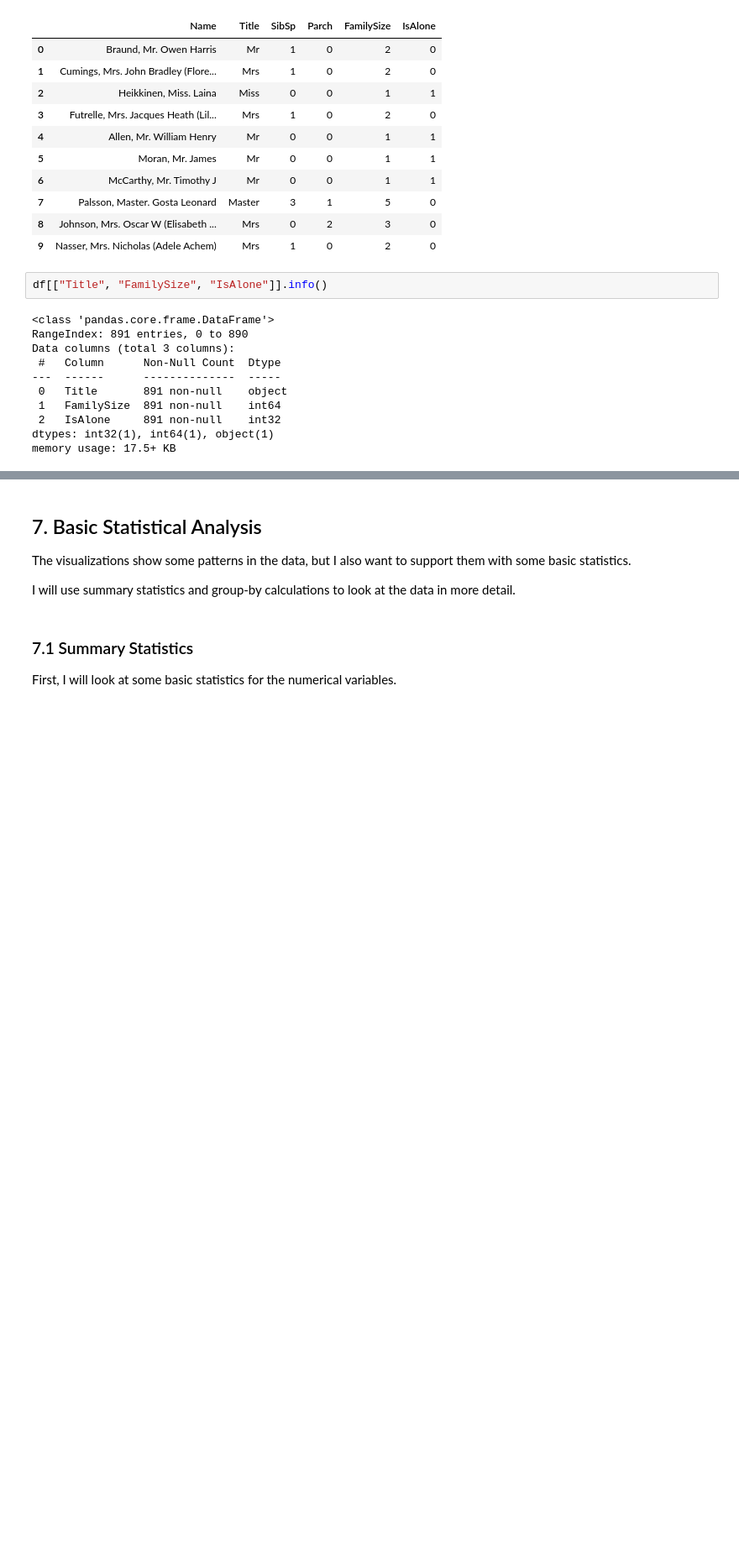
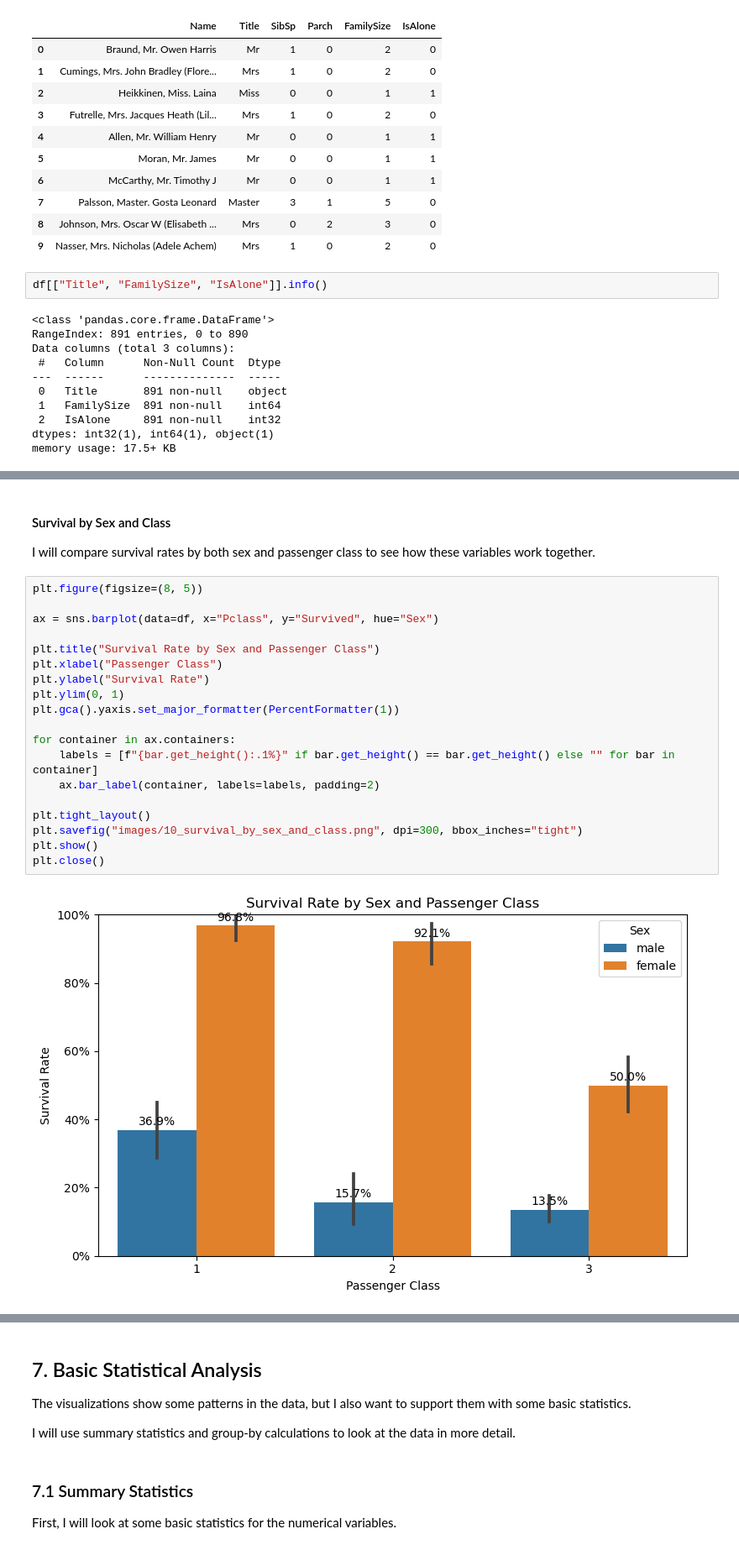
Before and after one commit to francisparwez/titanic-survival-analysis, a Jupyter notebook: Titanic_EDA.ipynb, the cells around one changed output, grey strips where cells are left out. Shown at 84% size. Drawn from its saved outputs; the diff is of its cells as text; blank space fills up the shorter version.

```diff
--- a/Titanic_EDA.ipynb
+++ b/Titanic_EDA.ipynb
@@ -780,0 +894,25 @@ The analysis above produces 10 visualizations. Each chart is also saved as a PNG
+# %% [markdown]
+#### Survival by Sex and Class
+
+I will compare survival rates by both sex and passenger class to see how these variables work together.
+# %%
+plt.figure(figsize=(8, 5))
+
+ax = sns.barplot(data=df, x="Pclass", y="Survived", hue="Sex")
+
+plt.title("Survival Rate by Sex and Passenger Class")
+plt.xlabel("Passenger Class")
+plt.ylabel("Survival Rate")
+plt.ylim(0, 1)
+plt.gca().yaxis.set_major_formatter(PercentFormatter(1))
+
+for container in ax.containers:
+    labels = [f"{bar.get_height():.1%}" if bar.get_height() == bar.get_height() else "" for bar in container]
+    ax.bar_label(container, labels=labels, padding=2)
+
+plt.tight_layout()
+plt.savefig("images/10_survival_by_sex_and_class.png", dpi=300, bbox_inches="tight")
+plt.show()
+plt.close()
+# %% [output]
+[figure, added]
```
Also changed, not shown: parts of 88 cells of this notebook, 7 other files.
